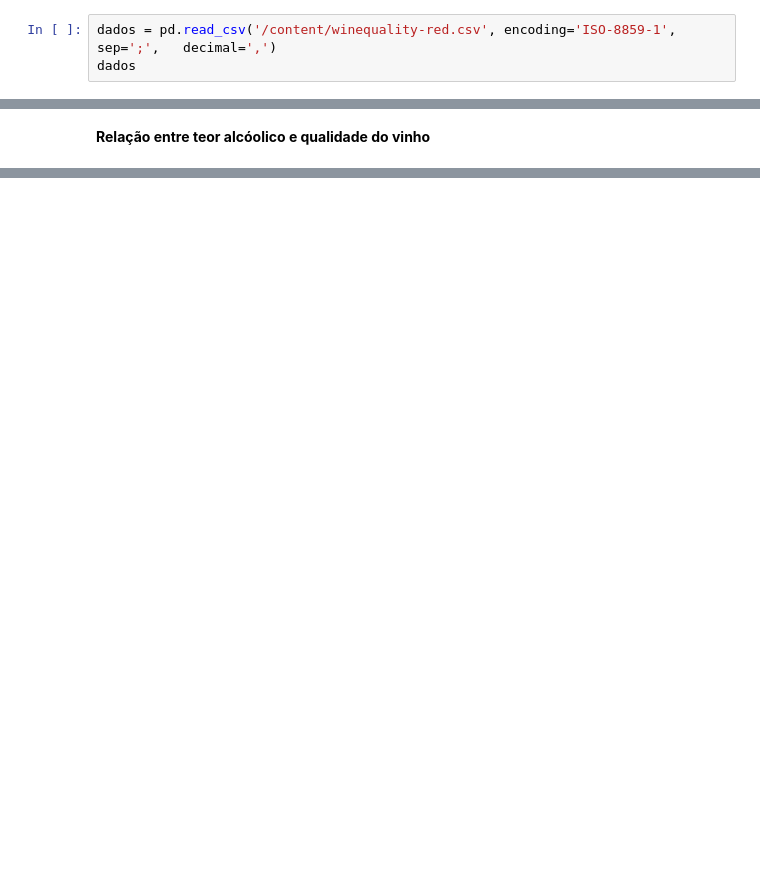
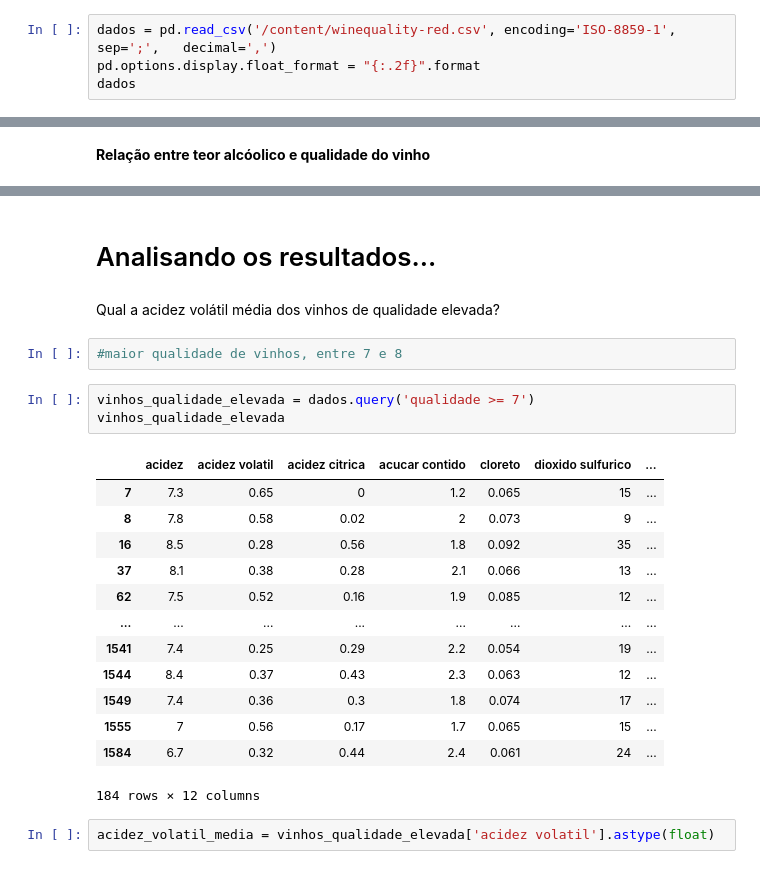
Before and after one commit to DevzsJhonny/Colab_notebooks, a Jupyter notebook: red_wine_quality.ipynb, the cells around one changed output, grey strips where cells are left out. Cells and saved outputs as stored; diff of their text form; blank space fills up the shorter version.

```diff
--- a/red_wine_quality.ipynb
+++ b/red_wine_quality.ipynb
@@ -7,6 +7,7 @@ import seaborn as sns
 import plotly.express as px
 # %%
 dados = pd.read_csv('/content/winequality-red.csv', encoding='ISO-8859-1', sep=';',   decimal=',')
+pd.options.display.float_format = "{:.2f}".format
 dados
 # %% [output]
 |  | fixed acidity | volatile acidity | citric acid | residual sugar | chlorides | free sulfur dioxide | ... |
@@ -148,0 +155,25 @@ grafico_px_qua.show()
+# %% [markdown]
+# Analisando os resultados...
+# %% [markdown]
+Qual a acidez volátil média dos vinhos de qualidade elevada?
+# %%
+#maior qualidade de vinhos, entre 7 e 8
+# %%
+vinhos_qualidade_elevada = dados.query('qualidade >= 7')
+vinhos_qualidade_elevada
+# %% [output]
+|  | acidez | acidez volatil | acidez citrica | acucar contido | cloreto | dioxido sulfurico | ... |
+| 7 | 7.3 | 0.65 | 0 | 1.2 | 0.065 | 15 | ... |
+| 8 | 7.8 | 0.58 | 0.02 | 2 | 0.073 | 9 | ... |
+| 16 | 8.5 | 0.28 | 0.56 | 1.8 | 0.092 | 35 | ... |
+| 37 | 8.1 | 0.38 | 0.28 | 2.1 | 0.066 | 13 | ... |
+| 62 | 7.5 | 0.52 | 0.16 | 1.9 | 0.085 | 12 | ... |
+| ... | ... | ... | ... | ... | ... | ... | ... |
+| 1541 | 7.4 | 0.25 | 0.29 | 2.2 | 0.054 | 19 | ... |
+| 1544 | 8.4 | 0.37 | 0.43 | 2.3 | 0.063 | 12 | ... |
+| 1549 | 7.4 | 0.36 | 0.3 | 1.8 | 0.074 | 17 | ... |
+| 1555 | 7 | 0.56 | 0.17 | 1.7 | 0.065 | 15 | ... |
+| 1584 | 6.7 | 0.32 | 0.44 | 2.4 | 0.061 | 24 | ... |
+184 rows × 12 columns
+# %%
+acidez_volatil_media = vinhos_qualidade_elevada['acidez volatil'].astype(float)
```
Also changed, not shown: parts of 10 cells of this notebook.
